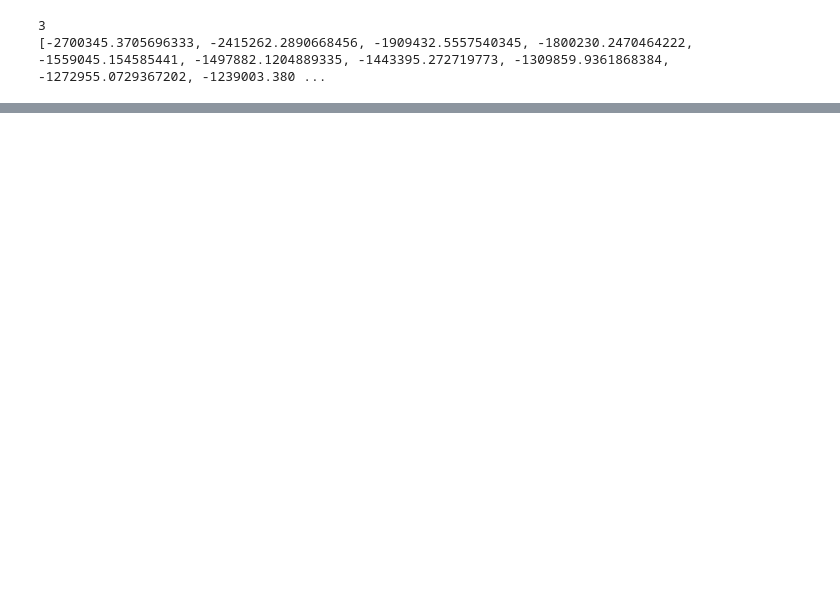
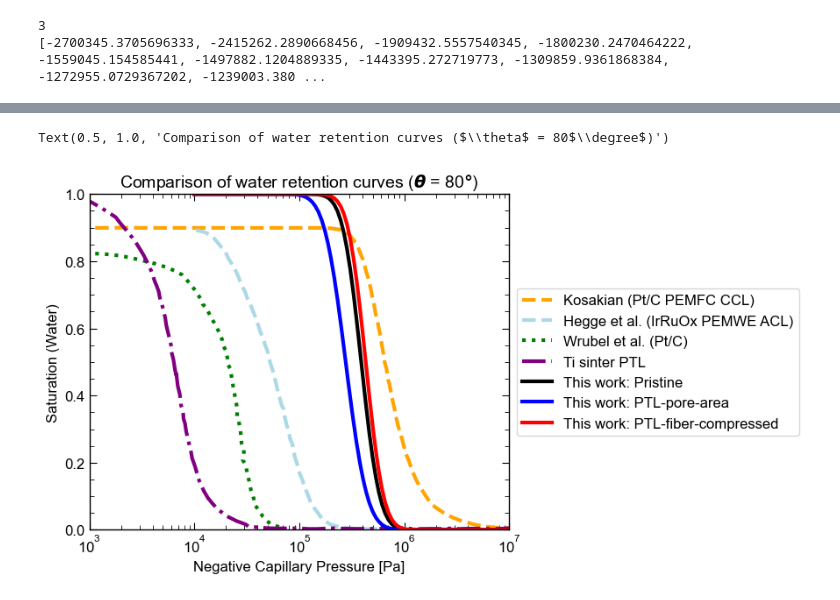
Before and after one commit to karaferner/transport-properties-modeling, a Jupyter notebook: temp_workbook_openpnm35_waterretentioncurve_testing.ipynb, the cells around one changed output, grey strips where cells are left out. Drawn from its saved outputs; the diff is of its cells as text; code cells hidden in the pictures; blank space fills up the shorter version.

```diff
--- a/temp_workbook_openpnm35_waterretentioncurve_testing.ipynb
+++ b/temp_workbook_openpnm35_waterretentioncurve_testing.ipynb
@@ -790,0 +889,52 @@ plt.tick_params(axis='x', which='minor')
+# %%
+directory = 'data/water retention curves/'
+
+pc_curve_Hegge = pd.read_csv(directory+'Hegge et al.csv',names=['pcap','sat'])
+pc_curve_Kosakian = pd.read_csv(directory+'Kosakian.csv',names=['pcap','sat'])
+pc_curve_Wrubel = pd.read_csv(directory+'Wrubel et al.csv',names=['pcap','sat'])
+pc_curve_Ti_sinter = pd.read_csv(directory+'Ti sinter.csv',names=['pcap','sat'])
+# %%
+fig, ax = plt.subplots(figsize=(9,5))
+
+colors =['k','b','r']
+shapes = ['^','o', 's']
+labels = ['Pristine','PTL-pore-area','PTL-fiber-compressed']
+
+
+ax.plot(pc_curve_Kosakian.pcap,pc_curve_Kosakian.sat,'--',color='orange',linewidth=3,label='Kosakian (Pt/C PEMFC CCL)')
+ax.plot(pc_curve_Hegge.pcap,pc_curve_Hegge.sat,'--',color='lightblue',linewidth=3,label='Hegge et al. (IrRuOx PEMWE ACL)')
+ax.plot(pc_curve_Wrubel.pcap,pc_curve_Wrubel.sat,':',color='g',linewidth=3,label='Wrubel et al. (Pt/C)')
+ax.plot(pc_curve_Ti_sinter.pcap,pc_curve_Ti_sinter.sat,'-.',color='purple',linewidth=3,label='Ti sinter PTL')
+
+# for s,sample in enumerate(f_avg):
+#     ax.plot(x_all[s]*-1,np.array(f_avg[s]),' ',color=colors[s], marker=shapes[s], markerfacecolor='none',markersize=8,
+#             zorder=100)
+
+pcap = np.logspace(4,7,100)*-1
+gamma = 0.072
+theta = 80
+
+rcap = -2*gamma*np.cos(np.deg2rad(theta))/pcap
+
+for i,sample in enumerate(rm):
+    rk = rm[i]
+    sk = ln_sigma[i]/2
+    x = np.log(rcap/rk)/(sk*np.sqrt(2))
+    s = 0.5*(1+sp.special.erf(x))
+    ax.plot(pcap*-1,s,color=line_colors[i], linewidth=3, label='This work: {}'.format(labels[i])
+            # zorder=200
+            )
+
+ax.set_xlabel("Negative Capillary Pressure [Pa]")
+ax.set_ylabel("Saturation (Water)")
+ax.set_xscale('log')
+ax.set_xlim([10**3, 10**7])
+ax.set_ylim([0, 1])
+ax.legend(loc='center left',bbox_to_anchor=(1,0.5))
+
+# ax.invert_xaxis()
+plt.tick_params(axis='x', which='minor')
+plt.title('Comparison of water retention curves ($\\theta$ = 80$\degree$)')
+# %% [output]
+Text(0.5, 1.0, 'Comparison of water retention curves ($\\theta$ = 80$\\degree$)')
+[figure, added]
```
Also changed, not shown: parts of 11 cells of this notebook, 4 other files.
